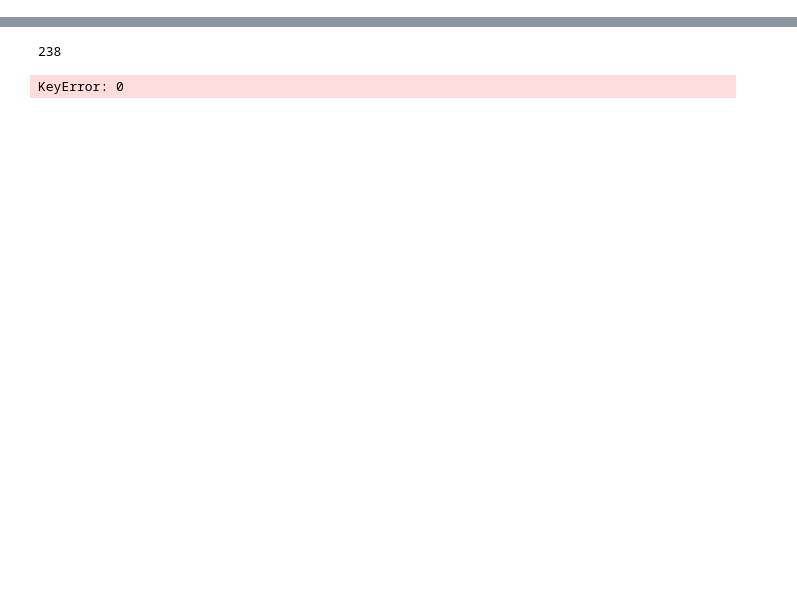
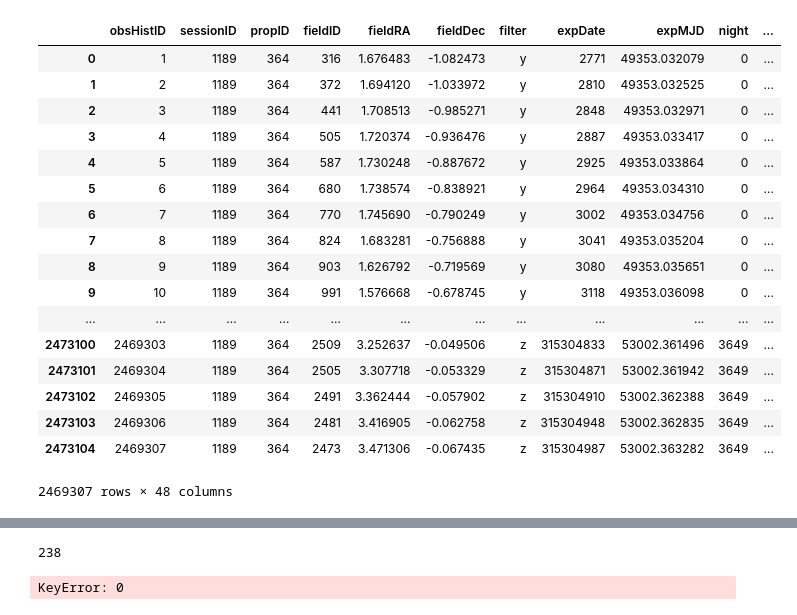
Before and after one commit to rbiswas4/SNsims, a Jupyter notebook: examples/summarize_opsim.ipynb, the cells around one changed output, grey strips where cells are left out. Drawn from its saved outputs; the diff is of its cells as text; code cells hidden in the pictures; blank space fills up the shorter version.

```diff
--- a/examples/summarize_opsim.ipynb
+++ b/examples/summarize_opsim.ipynb
@@ -16,0 +219,21 @@ Index([u'obsHistID', u'sessionID', u'propID', u'fieldID', u'fieldRA', u'fieldDec
+# %%
+Summary.replace({'filter': {'y','Y'}})
+# %% [output]
+|  | obsHistID | sessionID | propID | fieldID | fieldRA | fieldDec | filter | expDate | expMJD | night | ... |
+| 0 | 1 | 1189 | 364 | 316 | 1.676483 | -1.082473 | y | 2771 | 49353.032079 | 0 | ... |
+| 1 | 2 | 1189 | 364 | 372 | 1.694120 | -1.033972 | y | 2810 | 49353.032525 | 0 | ... |
+| 2 | 3 | 1189 | 364 | 441 | 1.708513 | -0.985271 | y | 2848 | 49353.032971 | 0 | ... |
+| 3 | 4 | 1189 | 364 | 505 | 1.720374 | -0.936476 | y | 2887 | 49353.033417 | 0 | ... |
+| 4 | 5 | 1189 | 364 | 587 | 1.730248 | -0.887672 | y | 2925 | 49353.033864 | 0 | ... |
+| 5 | 6 | 1189 | 364 | 680 | 1.738574 | -0.838921 | y | 2964 | 49353.034310 | 0 | ... |
+| 6 | 7 | 1189 | 364 | 770 | 1.745690 | -0.790249 | y | 3002 | 49353.034756 | 0 | ... |
+| 7 | 8 | 1189 | 364 | 824 | 1.683281 | -0.756888 | y | 3041 | 49353.035204 | 0 | ... |
+| 8 | 9 | 1189 | 364 | 903 | 1.626792 | -0.719569 | y | 3080 | 49353.035651 | 0 | ... |
+| 9 | 10 | 1189 | 364 | 991 | 1.576668 | -0.678745 | y | 3118 | 49353.036098 | 0 | ... |
+| ... | ... | ... | ... | ... | ... | ... | ... | ... | ... | ... | ... |
+| 2473100 | 2469303 | 1189 | 364 | 2509 | 3.252637 | -0.049506 | z | 315304833 | 53002.361496 | 3649 | ... |
+| 2473101 | 2469304 | 1189 | 364 | 2505 | 3.307718 | -0.053329 | z | 315304871 | 53002.361942 | 3649 | ... |
+| 2473102 | 2469305 | 1189 | 364 | 2491 | 3.362444 | -0.057902 | z | 315304910 | 53002.362388 | 3649 | ... |
+| 2473103 | 2469306 | 1189 | 364 | 2481 | 3.416905 | -0.062758 | z | 315304948 | 53002.362835 | 3649 | ... |
+| 2473104 | 2469307 | 1189 | 364 | 2473 | 3.471306 | -0.067435 | z | 315304987 | 53002.363282 | 3649 | ... |
+2469307 rows × 48 columns
```
Also changed, not shown: parts of 47 cells of this notebook, 1 other file.
